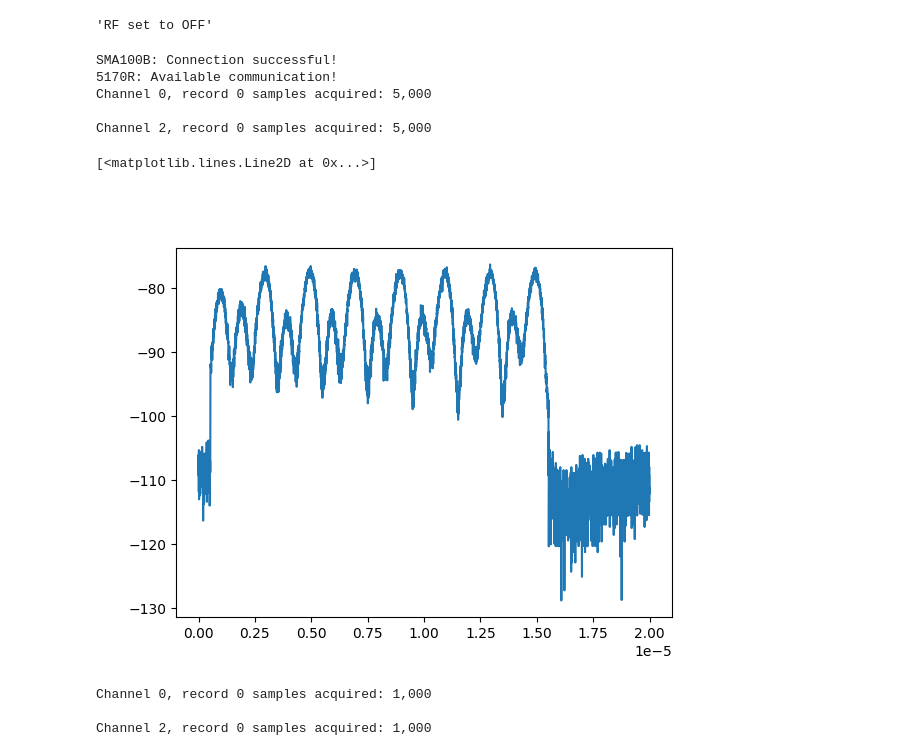
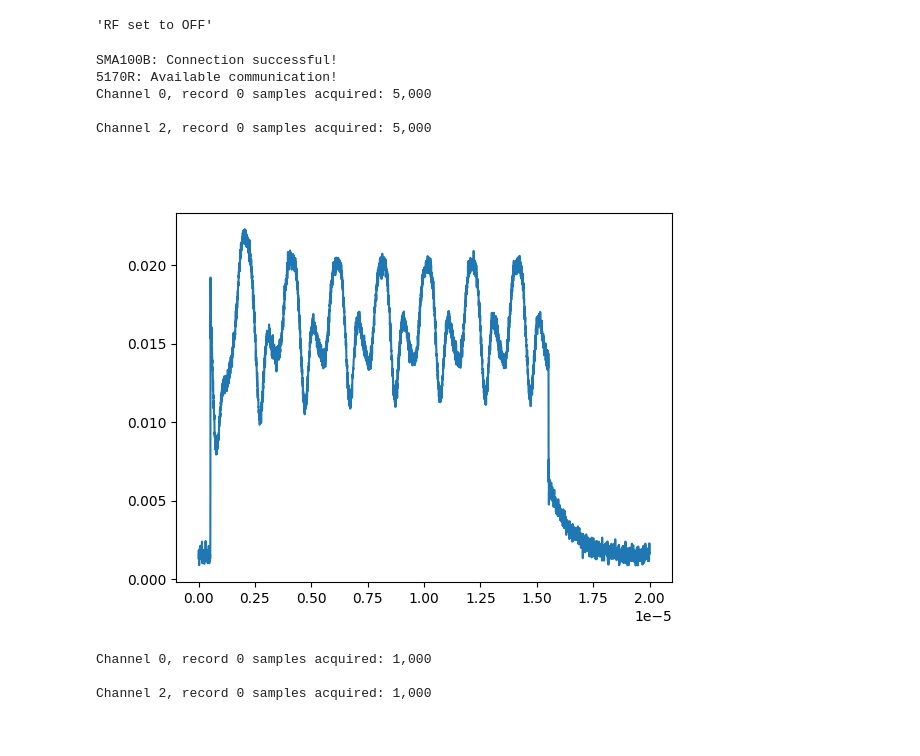
Before and after one commit to biqute/QTLab2324, a Jupyter notebook: PAandQubit/Actual_Work/IQMixer.ipynb, the cells around one changed output. Drawn from its saved outputs; the diff is of its cells as text; code cells hidden in the pictures.

```diff
--- a/PAandQubit/Actual_Work/IQMixer.ipynb
+++ b/PAandQubit/Actual_Work/IQMixer.ipynb
@@ -22,4 +22,4 @@ from Card_Class import *
 
 import FSL_0010
 
-fsl = FSL_0010.FSL10_synthesizer(device_address='COM31')
+fsl = FSL_0010.FSL10_synthesizer(device_address='COM37')
@@ -63,7 +65,7 @@ pxie            = PXIe5170R(Card_Name)
 k = 5           # coefficiente per prendere k*1000 punti con la scheda, dunque devo aumentare la pulse width e period
 
 pulse_freq      = 1.0005e9
-amplitude       = -7                         # Set the amplitude of the signal in dBm
+amplitude       = -1                          # Set the amplitude of the signal in dBm
 sample_rate     = 250e6 # Maximum Value: 250.0e6
 pulse_width     = k*3e-6   # min 5ns
 pulse_delay     = 0
@@ -111,36 +113,37 @@ with ni.Session("PXI1Slot3") as session: # Name of the device
         min_sample_rate     = 250e6,
         min_num_pts         = int(1000*k),
         ref_position        = 0,
         num_records         = 1,
         enforce_realtime    = True
         )
 
     session.configure_trigger_digital(
         trigger_source      = 'VAL_PFI_0',
         slope               = ni.TriggerSlope.POSITIVE,
         holdoff             = 0,
         delay               = 0
         )
 
     with session.initiate():
         waveforms = session.channels[0, 2].fetch()
     for wfm in waveforms:
         print('Channel {0}, record {1} samples acquired: {2:,}\n'.format(wfm.channel, wfm.record, len(wfm.samples)))
 
 fsl.set_output('OFF')
 
 a = waveforms[0].samples.tolist()
 b = waveforms[1].samples.tolist()
 plt.figure()
-plt.plot(np.arange(len(a))/250e6, 20*np.log10(np.array(a)**2 + np.array(b)**2))
+#plt.plot(np.arange(len(a))/250e6, 20*np.log10(np.array(a)**2 + np.array(b)**2))
+plt.plot(np.arange(len(a))/250e6, np.sqrt(np.array(a)**2 + np.array(b)**2))
+plt.show()
 # %% [output]
 SMA100B: Connection successful!
 5170R: Available communication!
 Channel 0, record 0 samples acquired: 5,000
 
 Channel 2, record 0 samples acquired: 5,000
-[<matplotlib.lines.Line2D at 0x...>]
-[figure, old version]
+[figure, new version]
 # %%
 # sGen.pul_state(1)
 # sGen.RF_state(1)
```
Also changed, not shown: parts of 5 cells of this notebook, 5 other files.
